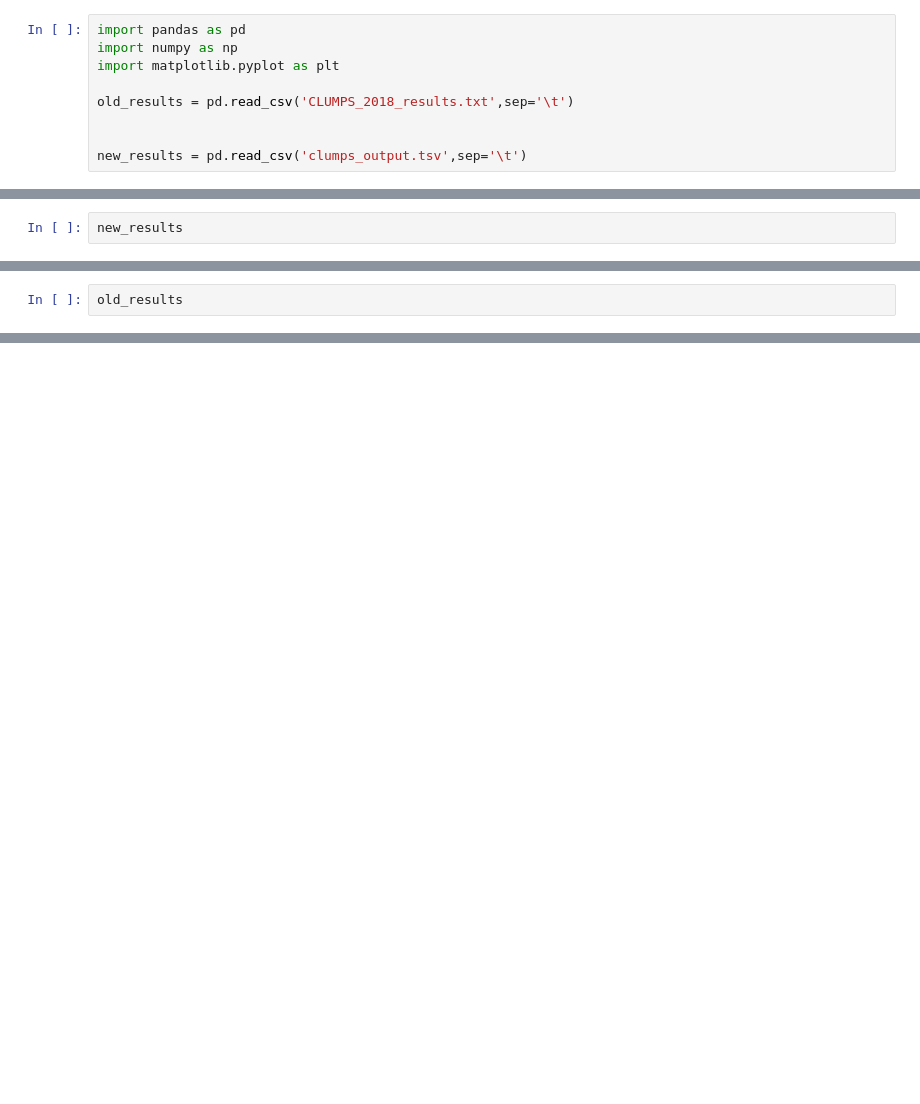
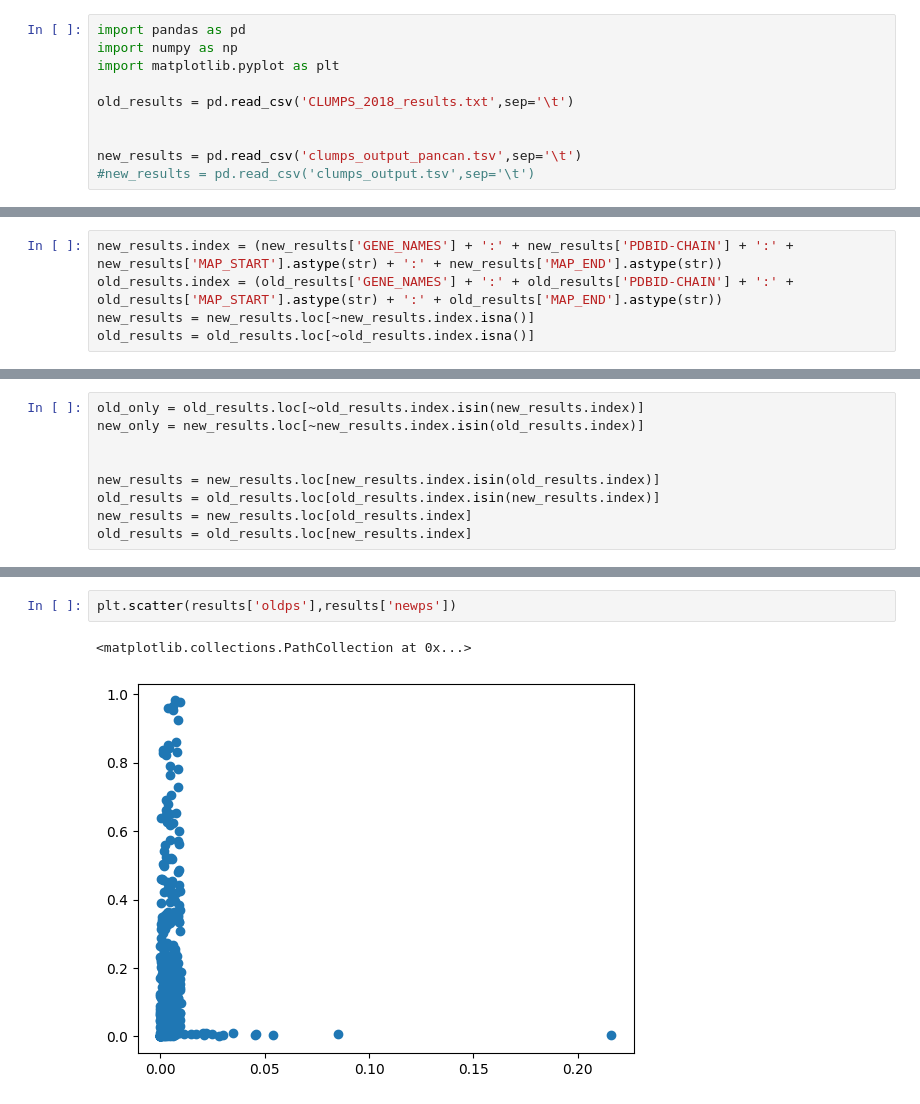
Before and after one commit to getzlab/CLUMPS2, a Jupyter notebook: analysis/Plots.ipynb, the cells around one changed output, grey strips where cells are left out. Drawn from its saved outputs; the diff is of its cells as text; blank space fills up the shorter version.

```diff
--- a/analysis/Plots.ipynb
+++ b/analysis/Plots.ipynb
@@ -6,4 +6,5 @@ import matplotlib.pyplot as plt
 old_results = pd.read_csv('CLUMPS_2018_results.txt',sep='\t')
 
 
-new_results = pd.read_csv('clumps_output.tsv',sep='\t')
+new_results = pd.read_csv('clumps_output_pancan.tsv',sep='\t')
+#new_results = pd.read_csv('clumps_output.tsv',sep='\t')
@@ -14,2 +11,5 @@ old_results
 # %%
-new_results
+new_results.index = (new_results['GENE_NAMES'] + ':' + new_results['PDBID-CHAIN'] + ':' + new_results['MAP_START'].astype(str) + ':' + new_results['MAP_END'].astype(str))
+old_results.index = (old_results['GENE_NAMES'] + ':' + old_results['PDBID-CHAIN'] + ':' + old_results['MAP_START'].astype(str) + ':' + old_results['MAP_END'].astype(str))
+new_results = new_results.loc[~new_results.index.isna()]
+old_results = old_results.loc[~old_results.index.isna()]
@@ -24,2 +48,9 @@ new_results
 # %%
-old_results
+old_only = old_results.loc[~old_results.index.isin(new_results.index)]
+new_only = new_results.loc[~new_results.index.isin(old_results.index)]
+
+
+new_results = new_results.loc[new_results.index.isin(old_results.index)]
+old_results = old_results.loc[old_results.index.isin(new_results.index)]
+new_results = new_results.loc[old_results.index]
+old_results = old_results.loc[new_results.index]
@@ -32,0 +152,5 @@ ax.set_ylabel('-log10 P (recent run)')
+# %%
+plt.scatter(results['oldps'],results['newps'])
+# %% [output]
+<matplotlib.collections.PathCollection at 0x...>
+[figure, added]
```
Also changed, not shown: parts of 25 cells of this notebook, 5 other files.
